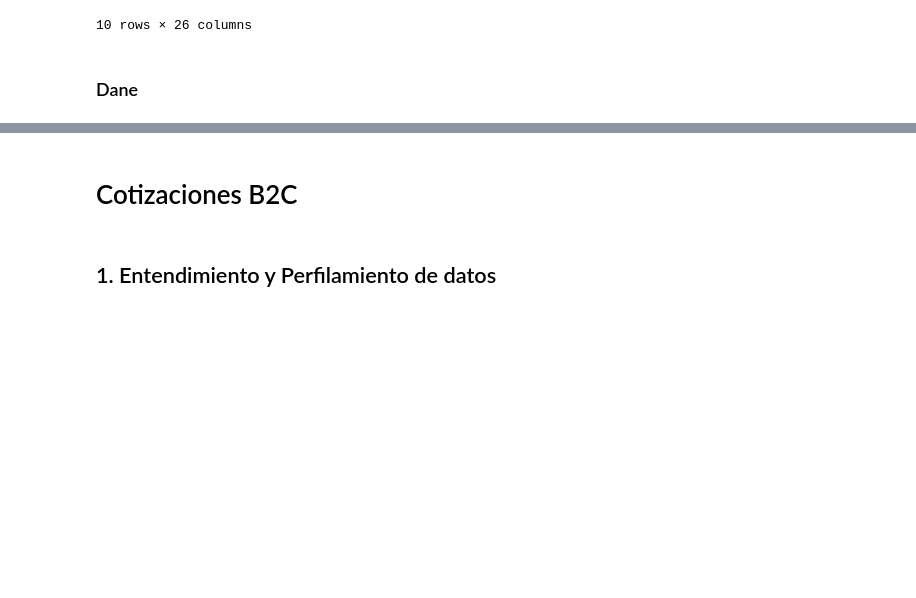
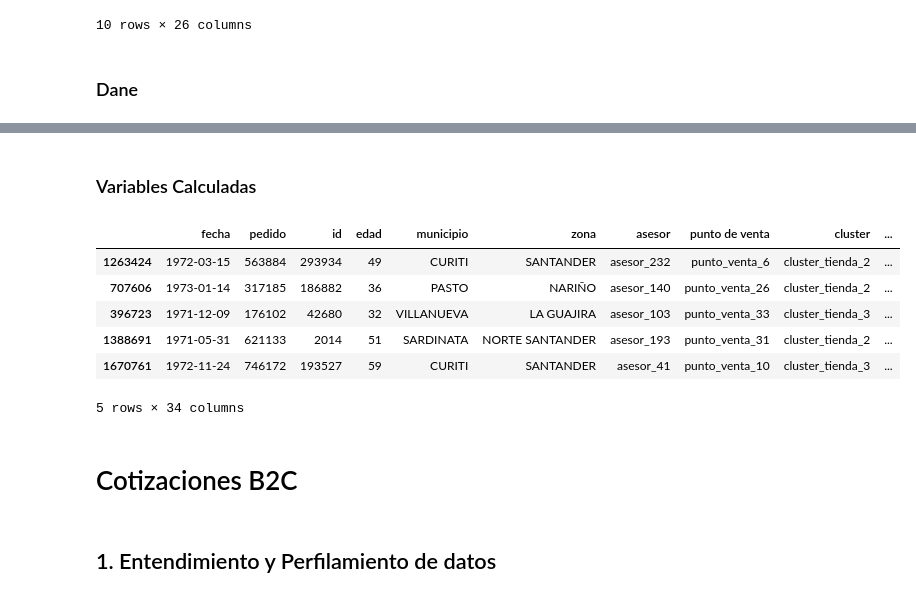
Before and after one commit to VVDataInsights/Reto_Corona, a Jupyter notebook: modeloB2C.ipynb, the cells around one changed output, grey strips where cells are left out. Saved outputs shown, nothing was run; the diff lists cells and outputs as text; code cells hidden in the pictures; blank space fills up the shorter version.

Commit message:
Variables calculadas

```diff
--- a/modeloB2C.ipynb
+++ b/modeloB2C.ipynb
@@ -662,3 +673,52 @@ df.sample(10)
+# %% [markdown]
+### Variables Calculadas
+# %%
+# 1. Total de productos comprados por cliente (id)
+productos_por_cliente = df.groupby("id")["cantidad"].sum().reset_index(name="total_productos")
+
+# 2. Total de dinero gastado por cliente
+gasto_por_cliente = df.groupby("id")["valor"].sum().reset_index(name="total_gasto")
+
+# 3. Precio promedio por cliente
+precio_promedio = df.groupby("id").apply(lambda x: x["valor"].sum() / x["cantidad"].sum()).reset_index(name="precio_promedio")
+
+# 4. Número de pedidos distintos por cliente
+pedidos_por_cliente = df.groupby("id")["pedido"].nunique().reset_index(name="num_pedidos")
+
+# 5. Gasto promedio
+gasto_promedio = df.groupby(["id", "pedido"])["valor"].sum().groupby("id").mean().reset_index(name="ticket_promedio")
+
+# 6. Cantidad promedio por pedido
+cantidad_promedio = df.groupby(["id", "pedido"])["cantidad"].sum().groupby("id").mean().reset_index(name="cantidad_promedio")
+
+# 7. Número de categorías diferentes compradas
+categorias_compradas = df.groupby("id")["categoria_macro"].nunique().reset_index(name="categorias_diferentes")
+
+
+
+variables_calculadas = (
+    productos_por_cliente
+    .merge(gasto_por_cliente, on="id")
+    .merge(precio_promedio, on="id")
+    .merge(pedidos_por_cliente, on="id")
+    .merge(gasto_promedio, on="id")
+    .merge(cantidad_promedio, on="id")
+    .merge(categorias_compradas, on="id")
+
+)
+
+# Opcional: unir estas variables de vuelta a tu df original
+df = df.merge(variables_calculadas, on="id", how="left")
+# %%
+df.sample(5)
+# %% [output]
+|  | fecha | pedido | id | edad | municipio | zona | asesor | punto de venta | cluster | ... |
+| 1263424 | 1972-03-15 | 563884 | 293934 | 49 | CURITI | SANTANDER | asesor_232 | punto_venta_6 | cluster_tienda_2 | ... |
+| 707606 | 1973-01-14 | 317185 | 186882 | 36 | PASTO | NARIÑO | asesor_140 | punto_venta_26 | cluster_tienda_2 | ... |
+| 396723 | 1971-12-09 | 176102 | 42680 | 32 | VILLANUEVA | LA GUAJIRA | asesor_103 | punto_venta_33 | cluster_tienda_3 | ... |
+| 1388691 | 1971-05-31 | 621133 | 2014 | 51 | SARDINATA | NORTE SANTANDER | asesor_193 | punto_venta_31 | cluster_tienda_2 | ... |
+| 1670761 | 1972-11-24 | 746172 | 193527 | 59 | CURITI | SANTANDER | asesor_41 | punto_venta_10 | cluster_tienda_3 | ... |
+5 rows × 34 columns
 # %% [markdown]
 # Cotizaciones B2C
 # %% [markdown]
```
Also changed, not shown: parts of 7 cells of this notebook.
